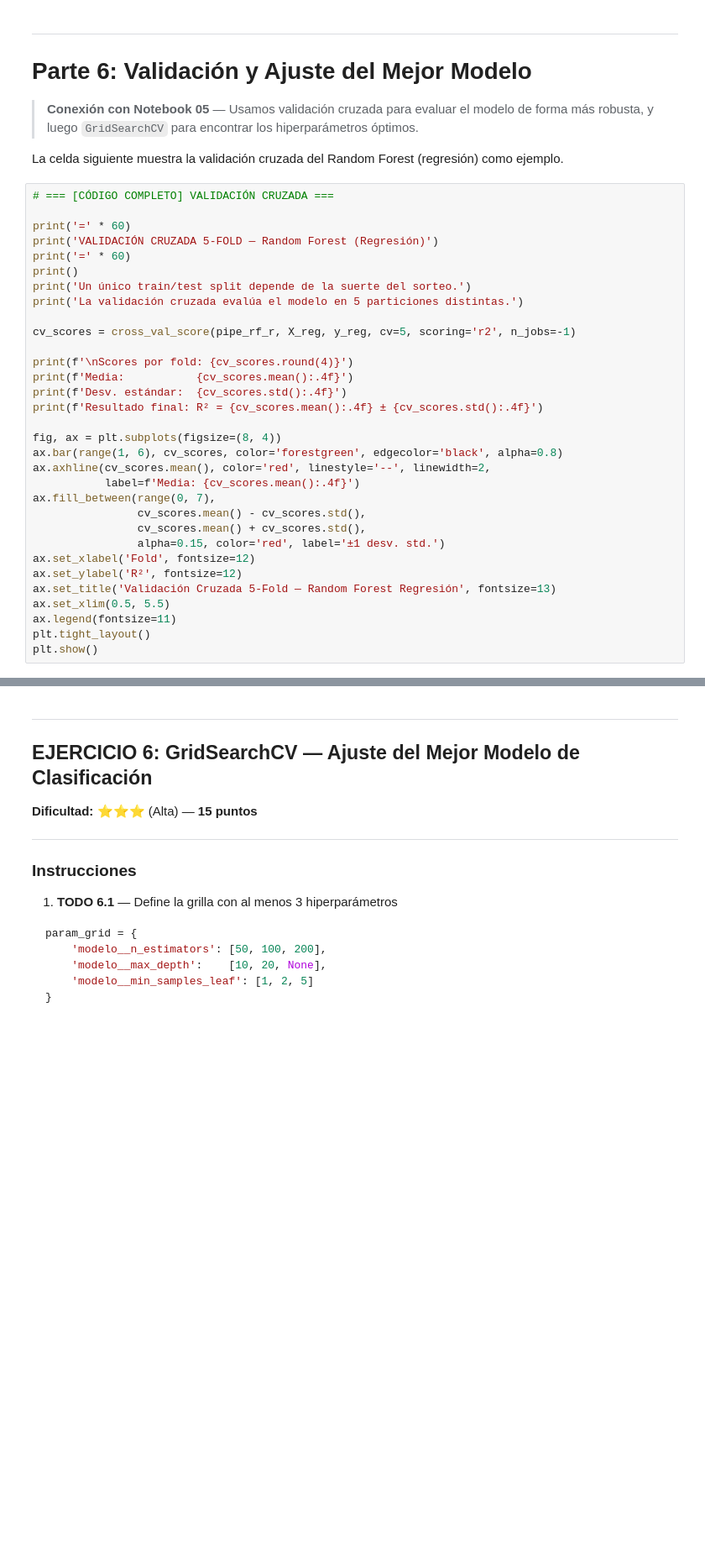
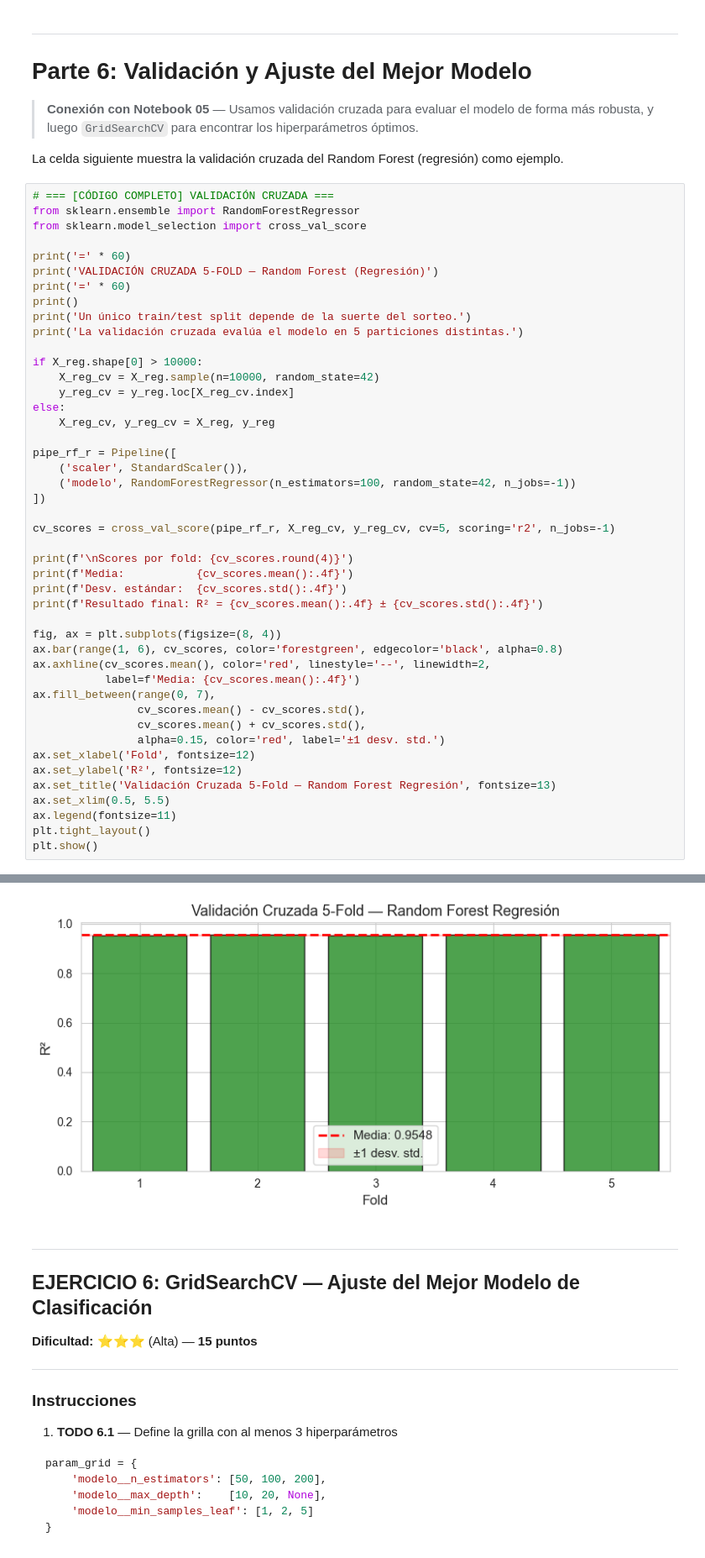
Before and after one commit to Jaider-Dev/IA_Proyecto_FIFA, a Jupyter notebook: Proyecto_FIFA.ipynb, the cells around one changed output, grey strips where cells are left out. Shown at 84% size. Drawn from its saved outputs; the diff is of its cells as text; blank space fills up the shorter version.

```diff
--- a/Proyecto_FIFA.ipynb
+++ b/Proyecto_FIFA.ipynb
@@ -1075,6 +1074,8 @@ dribbling     0.081858
 La celda siguiente muestra la validación cruzada del Random Forest (regresión) como ejemplo.
 # %%
 # === [CÓDIGO COMPLETO] VALIDACIÓN CRUZADA ===
+from sklearn.ensemble import RandomForestRegressor
+from sklearn.model_selection import cross_val_score
 
 print('=' * 60)
 print('VALIDACIÓN CRUZADA 5-FOLD — Random Forest (Regresión)')
@@ -1083,7 +1084,18 @@ print()
 print('Un único train/test split depende de la suerte del sorteo.')
 print('La validación cruzada evalúa el modelo en 5 particiones distintas.')
 
-cv_scores = cross_val_score(pipe_rf_r, X_reg, y_reg, cv=5, scoring='r2', n_jobs=-1)
+if X_reg.shape[0] > 10000:
+    X_reg_cv = X_reg.sample(n=10000, random_state=42)
+    y_reg_cv = y_reg.loc[X_reg_cv.index]
+else:
+    X_reg_cv, y_reg_cv = X_reg, y_reg
+
+pipe_rf_r = Pipeline([
+    ('scaler', StandardScaler()),
+    ('modelo', RandomForestRegressor(n_estimators=100, random_state=42, n_jobs=-1))
+])
+
+cv_scores = cross_val_score(pipe_rf_r, X_reg_cv, y_reg_cv, cv=5, scoring='r2', n_jobs=-1)
 
 print(f'\nScores por fold: {cv_scores.round(4)}')
 print(f'Media:           {cv_scores.mean():.4f}')
@@ -1116,3 +1132,4 @@ NameError: name 'pipe_rf_r' is not defined
+[figure, added]
 # %% [markdown]
 ---
 ## EJERCICIO 6: GridSearchCV — Ajuste del Mejor Modelo de Clasificación
```
Also changed, not shown: parts of 13 cells of this notebook.
